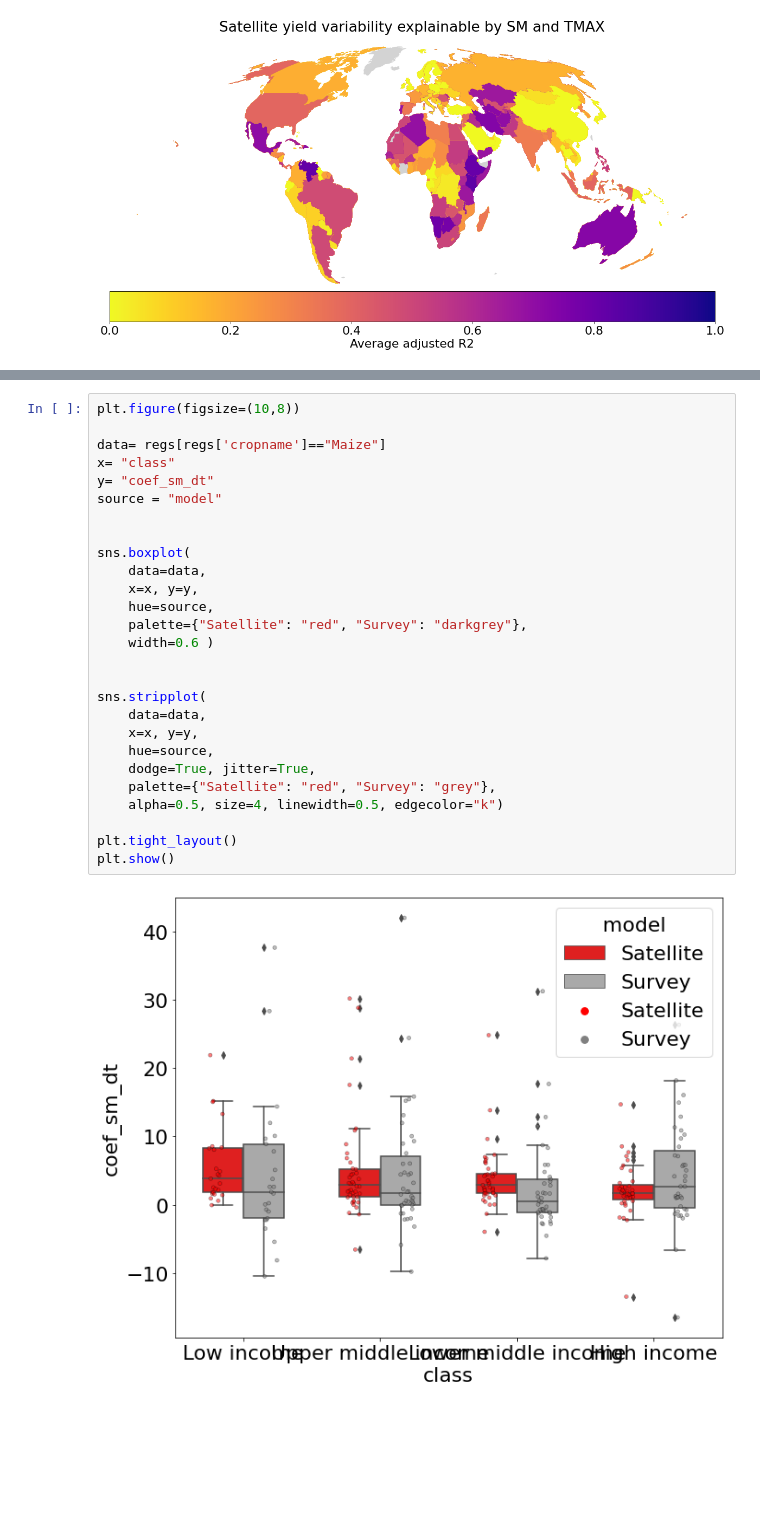
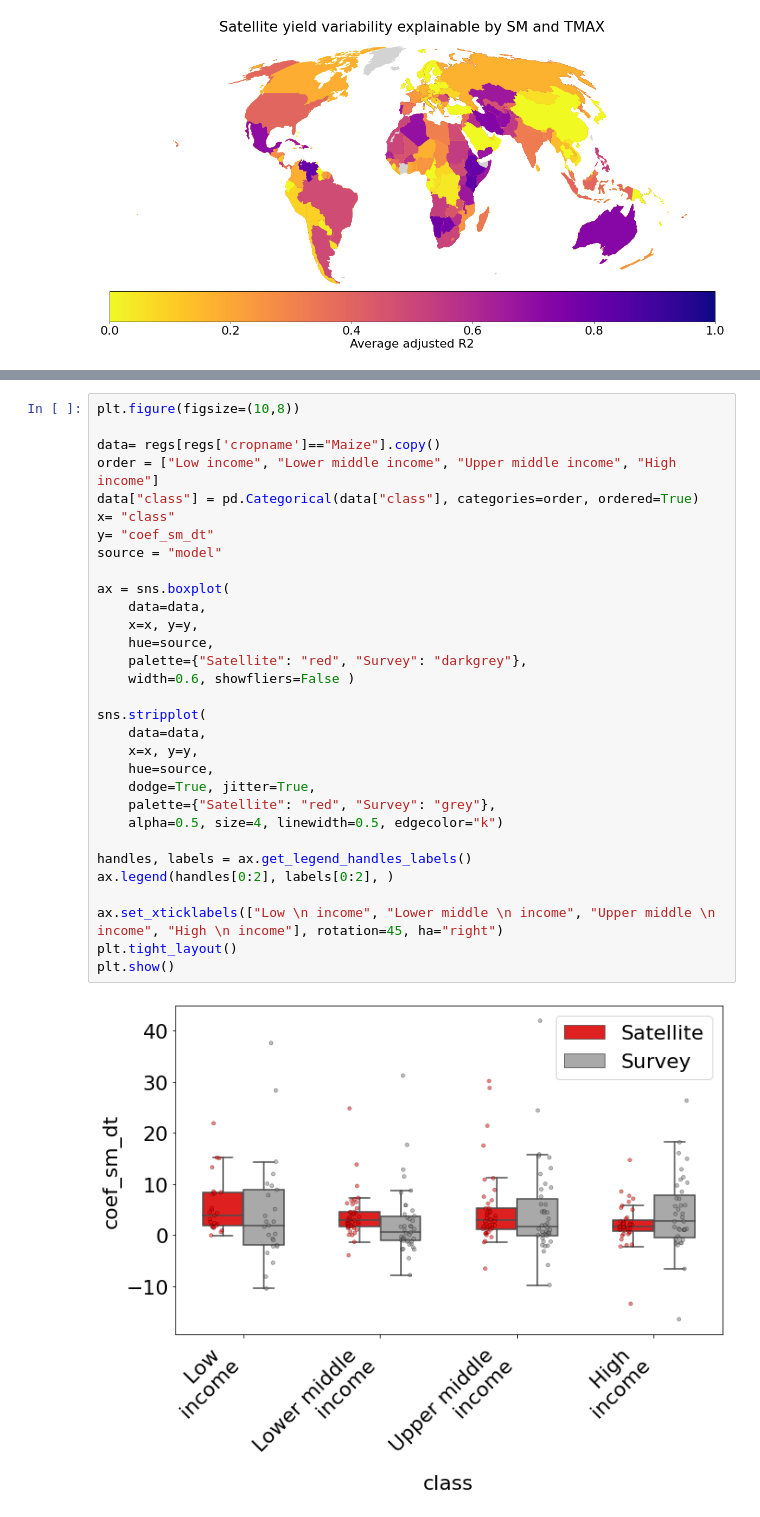
Before and after one commit to carospark/FAO_ag_check_code, a Jupyter notebook: notebook/clim_variability_plots.ipynb, the cells around one changed output, grey strips where cells are left out. Drawn from its saved outputs; the diff is of its cells as text; blank space fills up the shorter version.

```diff
--- a/clim_variability_plots.ipynb
+++ b/notebook/clim_variability_plots.ipynb
@@ -76,29 +55,33 @@ pd.factorize
 # %%
 plt.figure(figsize=(10,8))
 
-data= regs[regs['cropname']=="Maize"]
+data= regs[regs['cropname']=="Maize"].copy()
+order = ["Low income", "Lower middle income", "Upper middle income", "High income"]
+data["class"] = pd.Categorical(data["class"], categories=order, ordered=True)
 x= "class"
 y= "coef_sm_dt"
 source = "model"
 
-
-sns.boxplot(
+ax = sns.boxplot(
     data=data,
     x=x, y=y,
     hue=source,
     palette={"Satellite": "red", "Survey": "darkgrey"},
-    width=0.6 )
-
+    width=0.6, showfliers=False )
 
 sns.stripplot(
     data=data,
     x=x, y=y,
     hue=source,
     dodge=True, jitter=True,
     palette={"Satellite": "red", "Survey": "grey"},
     alpha=0.5, size=4, linewidth=0.5, edgecolor="k")
 
+handles, labels = ax.get_legend_handles_labels()
+ax.legend(handles[0:2], labels[0:2], )
+
+ax.set_xticklabels(["Low \n income", "Lower middle \n income", "Upper middle \n income", "High \n income"], rotation=45, ha="right")
 plt.tight_layout()
 plt.show()
 # %% [output]
-[figure, old version]
+[figure, new version]
```
Also changed, not shown: parts of 1 cell of this notebook, 14 other files.
